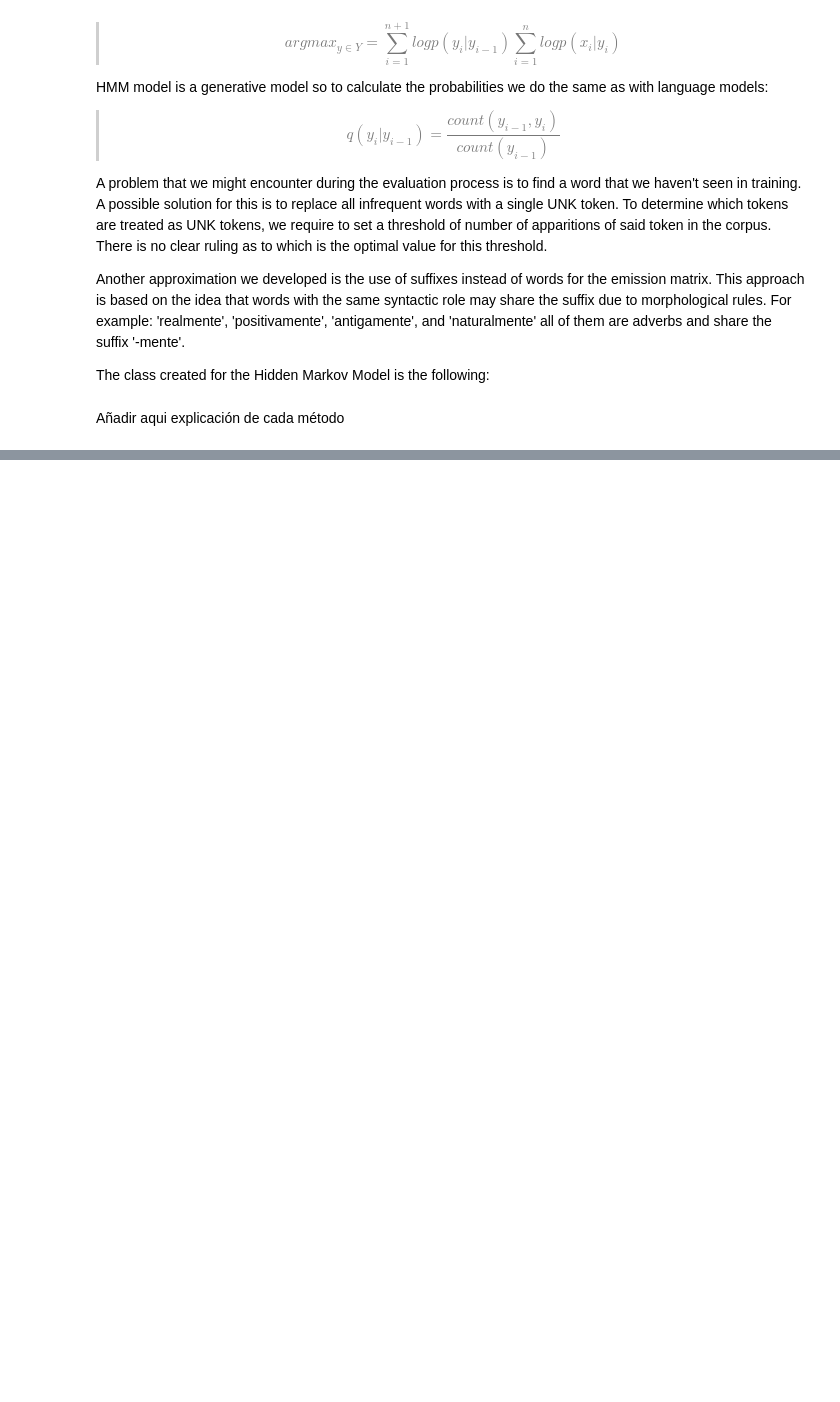
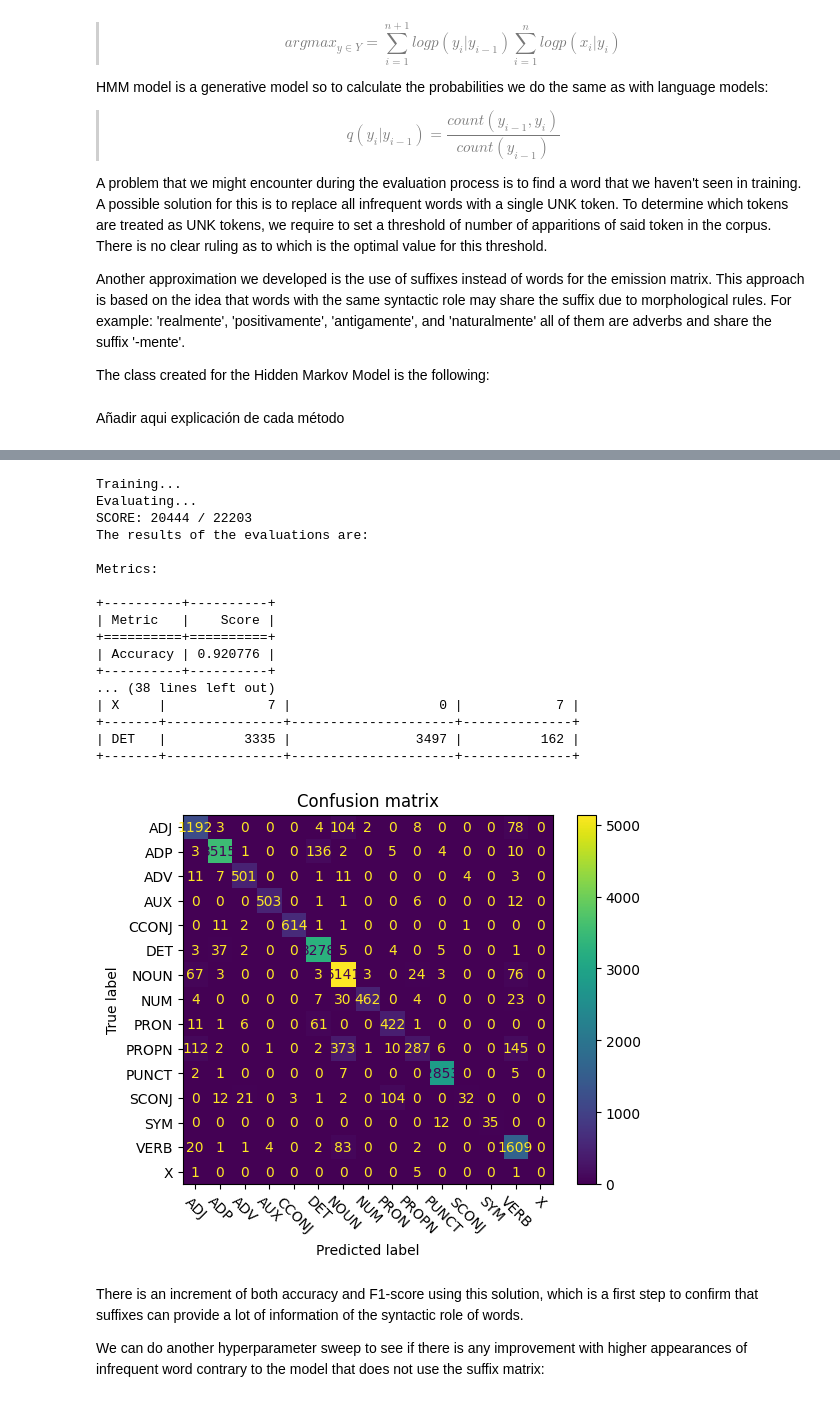
Before and after one commit to anegda/HMM_PoS_Tagger, a Jupyter notebook: Jupyter Notebooks/Experimentation_pt.ipynb, the cells around one changed output, grey strips where cells are left out. Drawn from its saved outputs; the diff is of its cells as text; code cells hidden in the pictures; blank space fills up the shorter version.

```diff
--- a/Jupyter Notebooks/Experimentation_pt.ipynb
+++ b/Jupyter Notebooks/Experimentation_pt.ipynb
@@ -536,0 +649,28 @@ def unk_sweep(train_ruta, test_ruta, unk_array):
+# %%
+tagger = HMM_PoS_Tagger()
+tagger.setMultiTokensDict(trainCorpus_multi_tokens)
+tagger.train(trainCorpus, unk_value=3, suffix=True)
+tagger.evaluate(devCorpus)
+# %% [output]
+Training...
+Evaluating...
+SCORE: 20444 / 22203
+The results of the evaluations are:
+
+Metrics:
+
++----------+----------+
+| Metric   |    Score |
++==========+==========+
+| Accuracy | 0.920776 |
++----------+----------+
+... (38 lines left out)
+| X     |             7 |                   0 |            7 |
++-------+---------------+---------------------+--------------+
+| DET   |          3335 |                3497 |          162 |
++-------+---------------+---------------------+--------------+
+[figure, added]
+# %% [markdown]
+There is an increment of both accuracy and F1-score using this solution, which is a first step to confirm that suffixes can provide a lot of information of the syntactic role of words.
+
+We can do another hyperparameter sweep to see if there is any improvement with higher appearances of infrequent word contrary to the model that does not use the suffix matrix:
```
Also changed, not shown: parts of 17 cells of this notebook.
